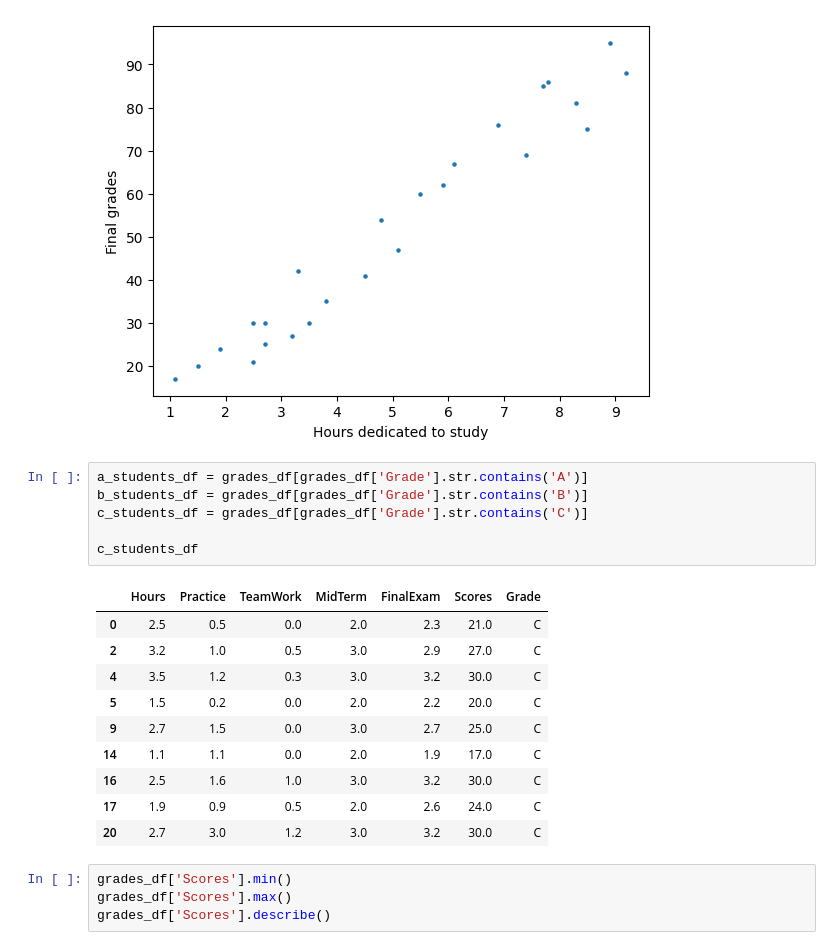
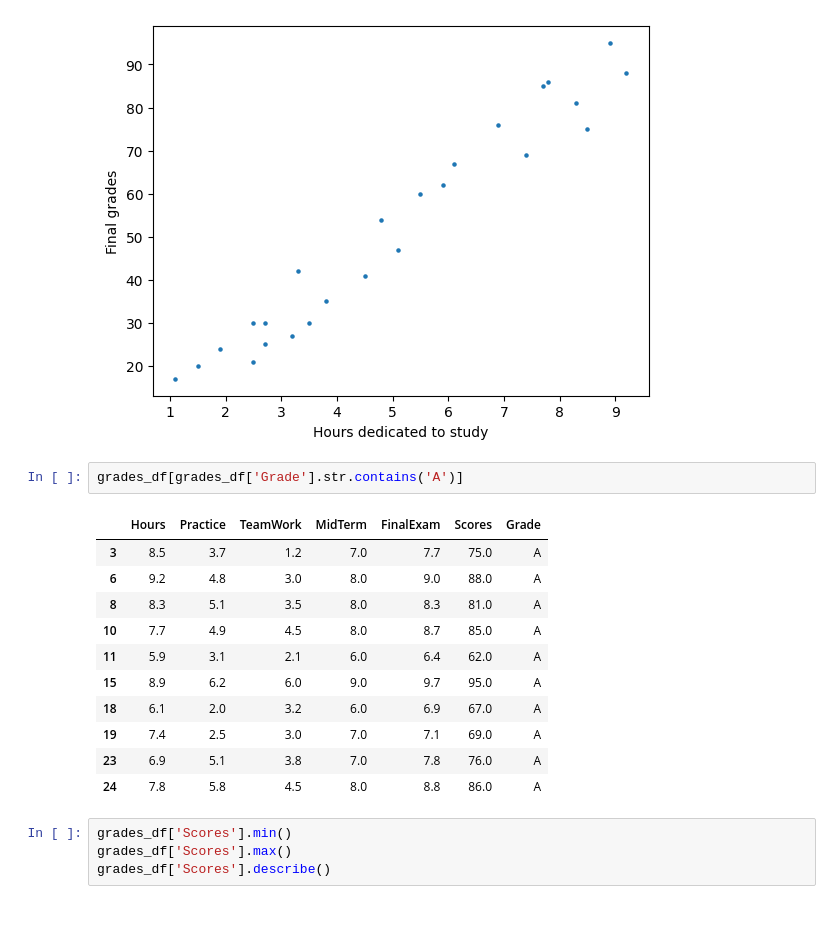
Before and after one commit to Sebastian42-5/python-2, a Jupyter notebook: week 3/regression.ipynb, the cells around one changed output. Saved outputs shown, nothing was run; the diff lists cells and outputs as text; blank space fills up the shorter version.

```diff
--- a/week 3/regression.ipynb
+++ b/week 3/regression.ipynb
@@ -48,23 +48,20 @@ plt.ylabel('Final grades')
 plt.show()
 # %% [output]
 [figure]
-# %%
-a_students_df = grades_df[grades_df['Grade'].str.contains('A')]
-b_students_df = grades_df[grades_df['Grade'].str.contains('B')]
-c_students_df = grades_df[grades_df['Grade'].str.contains('C')]
-
-c_students_df
-# %% [output]
-|  | Hours | Practice | TeamWork | MidTerm | FinalExam | Scores | Grade |
-| 0 | 2.5 | 0.5 | 0.0 | 2.0 | 2.3 | 21.0 | C |
-| 2 | 3.2 | 1.0 | 0.5 | 3.0 | 2.9 | 27.0 | C |
-| 4 | 3.5 | 1.2 | 0.3 | 3.0 | 3.2 | 30.0 | C |
-| 5 | 1.5 | 0.2 | 0.0 | 2.0 | 2.2 | 20.0 | C |
-| 9 | 2.7 | 1.5 | 0.0 | 3.0 | 2.7 | 25.0 | C |
-| 14 | 1.1 | 1.1 | 0.0 | 2.0 | 1.9 | 17.0 | C |
-| 16 | 2.5 | 1.6 | 1.0 | 3.0 | 3.2 | 30.0 | C |
-| 17 | 1.9 | 0.9 | 0.5 | 2.0 | 2.6 | 24.0 | C |
-| 20 | 2.7 | 3.0 | 1.2 | 3.0 | 3.2 | 30.0 | C |
+# %%
+grades_df[grades_df['Grade'].str.contains('A')]
+# %% [output]
+|  | Hours | Practice | TeamWork | MidTerm | FinalExam | Scores | Grade |
+| 3 | 8.5 | 3.7 | 1.2 | 7.0 | 7.7 | 75.0 | A |
+| 6 | 9.2 | 4.8 | 3.0 | 8.0 | 9.0 | 88.0 | A |
+| 8 | 8.3 | 5.1 | 3.5 | 8.0 | 8.3 | 81.0 | A |
+| 10 | 7.7 | 4.9 | 4.5 | 8.0 | 8.7 | 85.0 | A |
+| 11 | 5.9 | 3.1 | 2.1 | 6.0 | 6.4 | 62.0 | A |
+| 15 | 8.9 | 6.2 | 6.0 | 9.0 | 9.7 | 95.0 | A |
+| 18 | 6.1 | 2.0 | 3.2 | 6.0 | 6.9 | 67.0 | A |
+| 19 | 7.4 | 2.5 | 3.0 | 7.0 | 7.1 | 69.0 | A |
+| 23 | 6.9 | 5.1 | 3.8 | 7.0 | 7.8 | 76.0 | A |
+| 24 | 7.8 | 5.8 | 4.5 | 8.0 | 8.8 | 86.0 | A |
 # %%
 grades_df['Scores'].min()
 grades_df['Scores'].max()
```
Also changed, not shown: parts of 3 cells of this notebook, 3 other files.
